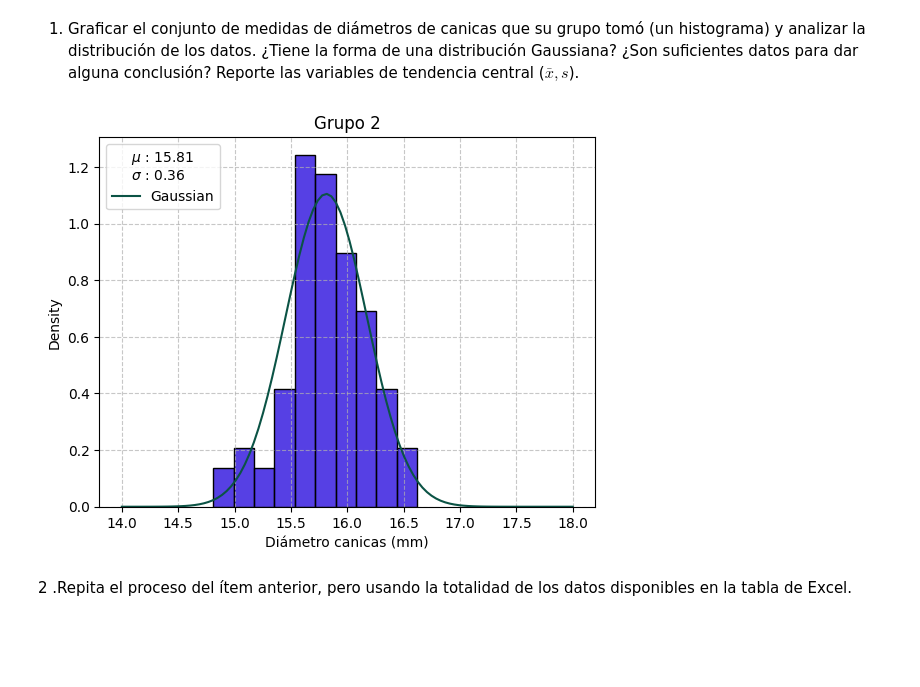
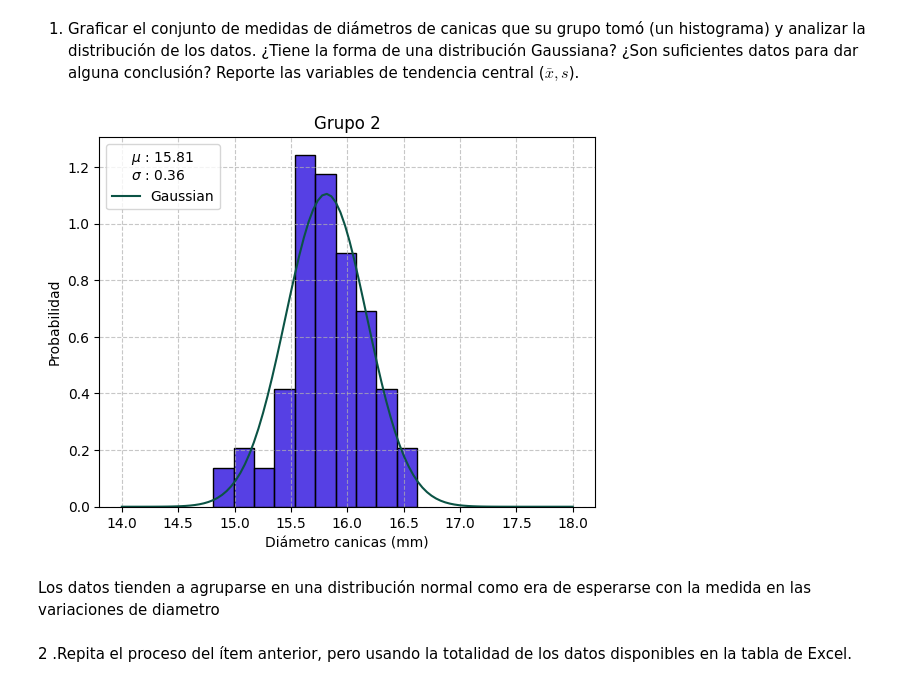
Before and after one commit to JD314/fisica_experimental, a Jupyter notebook: notebooks/0.1_Distribuciones.ipynb, the cells around one changed output. Cells and saved outputs as stored; diff of their text form; code cells hidden in the pictures; blank space fills up the shorter version.

```diff
--- a/notebooks/0.1_Distribuciones.ipynb
+++ b/notebooks/0.1_Distribuciones.ipynb
@@ -34,33 +34,36 @@ conclusión? Reporte las variables de tendencia central ($\bar x, s$).
 # %%
 def distribucion(df=diametros, columna='diametros_g1', normal=False, color='#1d00dc', title='', gcolor="#0B5345"):
     """función para graficar un histograma
     de los datos de las canicas"""
 
     sns.histplot(data=df, x=f'{columna}', stat='density', color=color)
 
     plt.title(title)
     plt.xlabel('Diámetro canicas (mm)')
+    plt.ylabel('Probabilidad')
 
     # Medidas de tendencia central
     media = df[columna].mean()
     std = df[columna].std()
 
     plt.grid(True, linestyle='--', alpha=0.7)
 
     if normal == True:
         rango = np.linspace(14, 18, 100)
         normal_ = norm.pdf(rango, media, std)
         sns.lineplot(x=rango, y=normal_, label='Gaussian', color=gcolor)
 
     # -- Mostrar media y desviacion estandar --
     legend_text = f'$\mu$ : {media :.2f} \n$\sigma $ : {std :.2f}'
     plt.legend(loc='upper left', title=legend_text)
 
 # Grupo 2
 distribucion(columna='Diametro_g2', normal=True, title='Grupo 2')
 plt.show()
 # %% [output]
-[figure, old version]
+[figure, new version]
+# %% [markdown]
+Los datos tienden a agruparse en una distribución normal como era de esperarse con la medida en las variaciones de diametro
 # %% [markdown]
 2 .Repita el proceso del ítem anterior, pero usando la totalidad de los datos disponibles en la tabla de Excel.
 # %%
```
Also changed, not shown: parts of 8 cells of this notebook.
